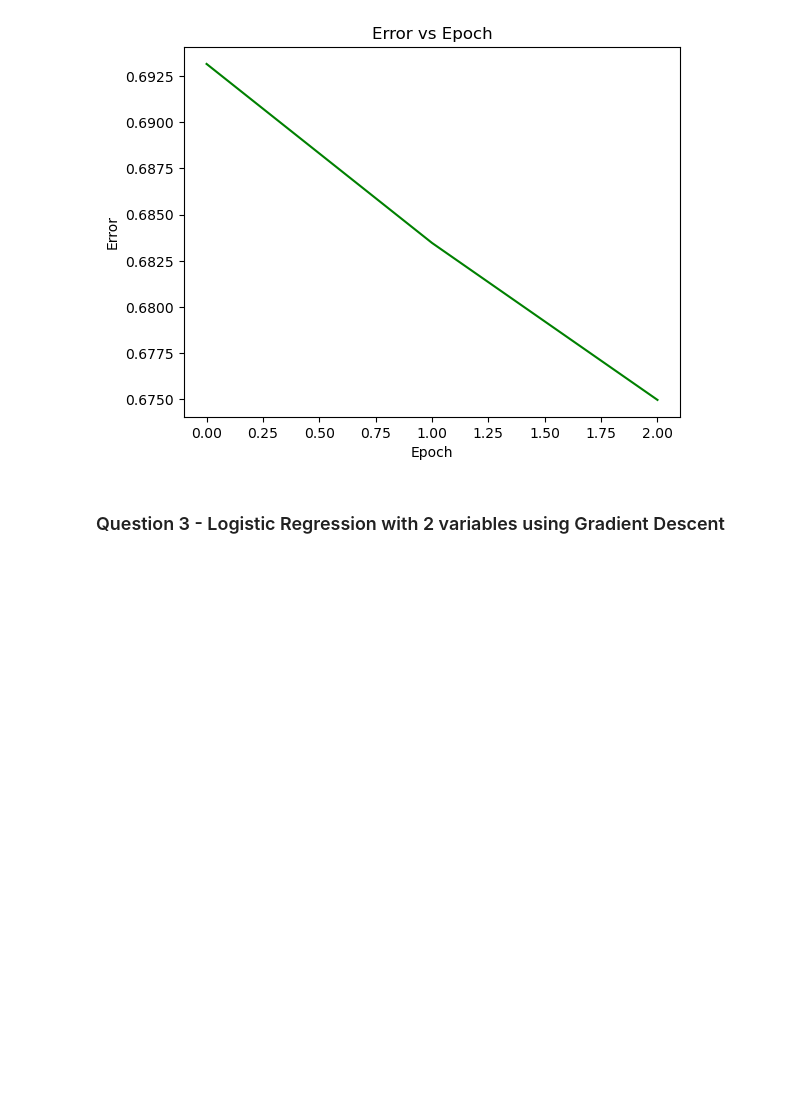
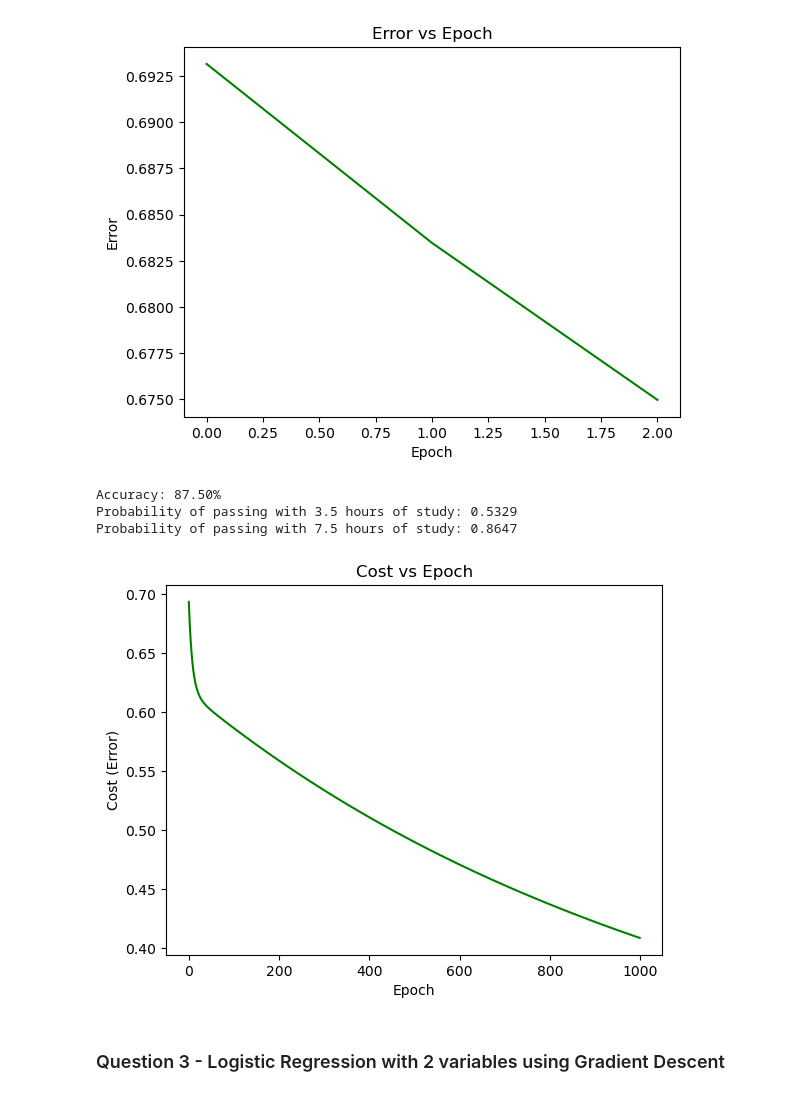
Before and after one commit to AK-26David/MIT-Manipal_CSE-AI-ML, a Jupyter notebook: Year3/Machine_Learning-Lab/lab5.ipynb, the cells around one changed output. Cells and saved outputs as stored; diff of their text form; code cells hidden in the pictures; blank space fills up the shorter version.

```diff
--- a/Year3/Machine_Learning-Lab/lab5.ipynb
+++ b/Year3/Machine_Learning-Lab/lab5.ipynb
@@ -168,6 +168,80 @@ Accuracy: 0.5
 Probability of passing with 3.5 hours of study: 0.5245127515770894
 Probability of passing with 7.5 hours of study: 0.5524698018148744
 [figure]
+# %%
+import numpy as np
+import pandas as pd
+import matplotlib.pyplot as plt
+
+# Load data
+data = pd.read_csv("study.csv")
+X = data['hours'].values
+y = data['pass'].values
+
+# Step 1 - Reshape X for use in gradient descent
+X = X.reshape(-1, 1)
+X_bias = np.c_[np.ones(X.shape[0]), X]  # Add intercept term
+
+# Step 2 - Define the sigmoid function
+def sigmoid(z):
+    return 1 / (1 + np.exp(-z))
+
+# Step 3 - Gradient Descent for Logistic Regression
+def logistic_regression_gradient_descent(X, y, alpha=0.01, epochs=1000):
+    m, n = X.shape
+    theta = np.zeros(n)  # Initialize parameters
+    errors = []          # To store cost after each epoch
+
+    for epoch in range(epochs):
+        # Step 4 - Predict using sigmoid function
+        predictions = sigmoid(np.dot(X, theta))
+
+        # Step 5 - Compute error and cost function (log loss)
+        error = predictions - y
+        cost = -np.mean(y * np.log(predictions + 1e-10) + (1 - y) * np.log(1 - predictions + 1e-10))
+        errors.append(cost)  # Store cost
+
+        # Step 6 - Compute gradient and update parameters
+        gradient = np.dot(X.T, error) / m
+        theta -= alpha * gradient  # Update weights
+
+    return theta, errors
+
+# Step 7 - Run gradient descent
+theta, errors = logistic_regression_gradient_descent(X_bias, y, alpha=0.01, epochs=1000)
+
+# Step 8 - Define the prediction function
+def predict(X, theta):
+    return sigmoid(np.dot(X, theta)) >= 0.5  # Returns True or False
+
+# Step 9 - Make predictions and compute accuracy
+y_pred = predict(X_bias, theta)
+accuracy = np.mean(y_pred == y)
+print(f"Accuracy: {accuracy * 100:.2f}%")
+
+# Step 10 - Predict probabilities for new data
+def predict_probability(hours, theta):
+    X_new = np.array([1, hours])  # Add intercept term for new data
+    return sigmoid(np.dot(X_new, theta))
+
+# Predict probabilities for 3.5 and 7.5 hours of study
+prob_3_5_hours = predict_probability(3.5, theta)
+prob_7_5_hours = predict_probability(7.5, theta)
+
+print(f"Probability of passing with 3.5 hours of study: {prob_3_5_hours:.4f}")
+print(f"Probability of passing with 7.5 hours of study: {prob_7_5_hours:.4f}")
+
+# Step 11 - Plot error over epochs
+plt.plot(range(len(errors)), errors, color='green')
+plt.xlabel("Epoch")
+plt.ylabel("Cost (Error)")
+plt.title("Cost vs Epoch")
+plt.show()
+# %% [output]
+Accuracy: 87.50%
+Probability of passing with 3.5 hours of study: 0.5329
+Probability of passing with 7.5 hours of study: 0.8647
+[figure, added]
 # %% [markdown]
 ### Question 3 - Logistic Regression with 2 variables using Gradient Descent ###
 # %%
```
